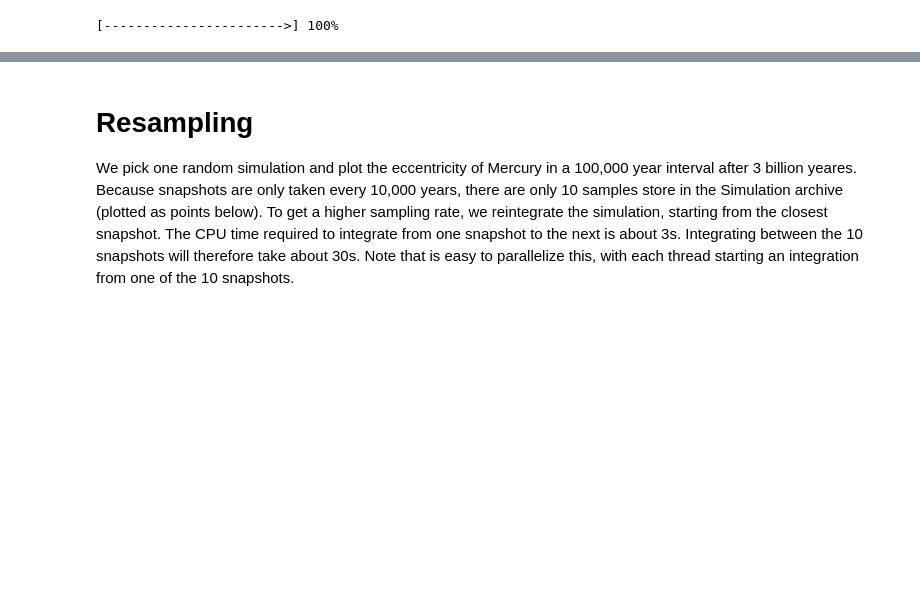
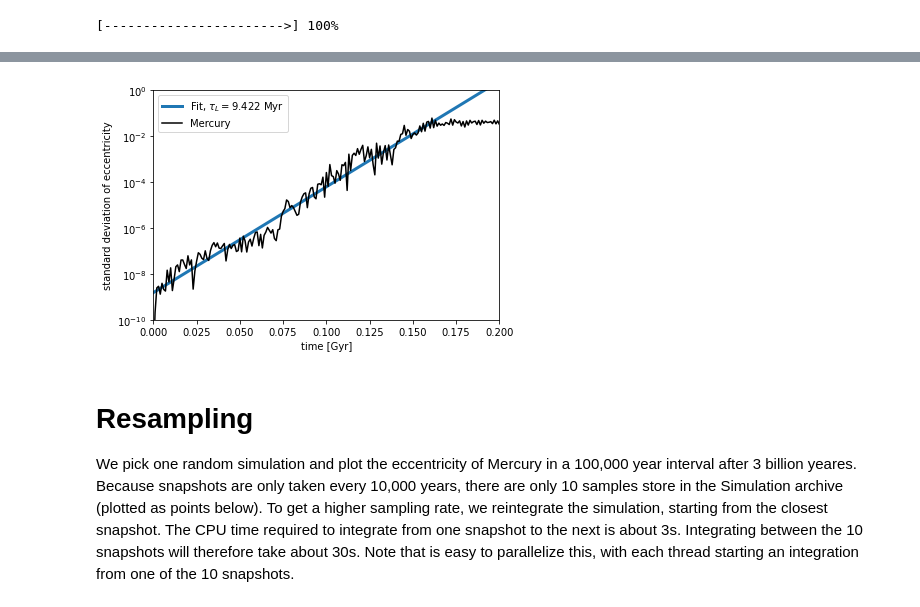
Before and after one commit to zyrxvo/vanilla, a Jupyter notebook: SolarSystemPlots.ipynb, the cells around one changed output, grey strips where cells are left out. Cells and saved outputs as stored; diff of their text form; code cells hidden in the pictures; blank space fills up the shorter version.

```diff
--- a/SolarSystemPlots.ipynb
+++ b/SolarSystemPlots.ipynb
@@ -79,3 +106,23 @@ for i in range(Nfiles):
+# %%
+fig, ax = plt.subplots(1,1)
+ax.set_xlabel("time [Gyr]")
+ax.set_ylabel("standard deviation of eccentricity")
+ax.set_yscale("log")
+ax.set_xlim([0,0.2])
+ax.set_ylim([1e-10,1])
+std = np.std(ecc,axis=0)
+
+fitlim = 175
+z = np.polyfit(time[:fitlim], np.log(std[:fitlim]),1)
+p = np.poly1d(z)
+ax.plot(time/np.pi/2./1e9, np.exp(p(time)),label="Fit, $\\tau_L = %.3f$ Myr"%(1/z[0]/np.pi/2./1e6),lw=3)
+ax.plot(time/np.pi/2./1e9, std,color="black", label="Mercury")
+
+ax.legend()
+fig.tight_layout()
+fig.savefig("growth.pdf")
+# %% [output]
+[figure, added]
 # %% [markdown]
 # Resampling
 We pick one random simulation and plot the eccentricity of Mercury in a 100,000 year interval after 3 billion yeares. Because snapshots are only taken every 10,000 years, there are only 10 samples store in the Simulation archive (plotted as points below). To get a higher sampling rate, we reintegrate the simulation, starting from the closest snapshot. The CPU time required to integrate from one snapshot to the next is about 3s. Integrating between the 10 snapshots will therefore take about 30s. Note that is easy to parallelize this, with each thread starting an integration from one of the 10 snapshots.
```
Also changed, not shown: parts of 8 cells of this notebook, 1 other file.
